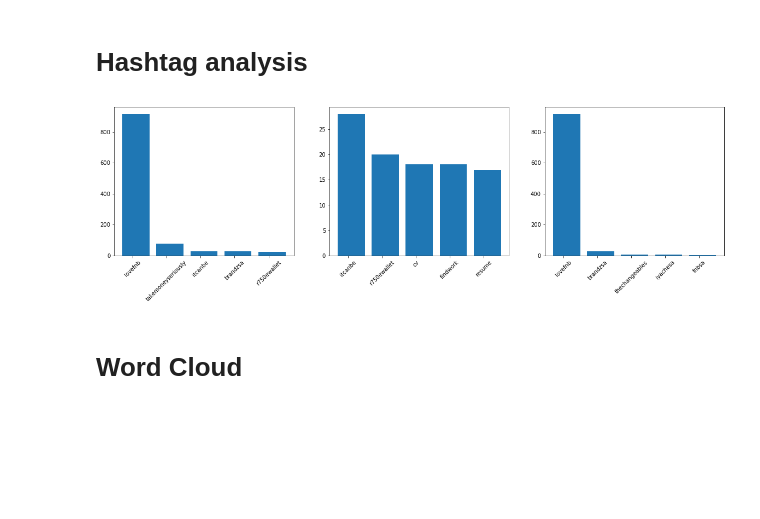
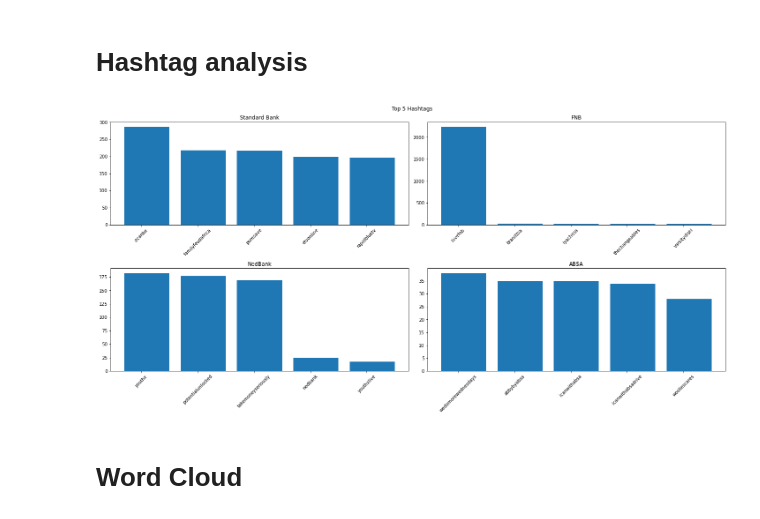
Before and after one commit to Slyth3/Sentiment-analysis-of-South-African-Banks-POC, a Jupyter notebook: Twint_SentimentAnalysis.ipynb, the cells around one changed output. Saved outputs shown, nothing was run; the diff lists cells and outputs as text; code cells hidden in the pictures; blank space fills up the shorter version.

```diff
--- a/Twint_SentimentAnalysis.ipynb
+++ b/Twint_SentimentAnalysis.ipynb
@@ -181,8 +180,8 @@ array(['en', 'und'], dtype=object)
 # %% [markdown]
 ### Remove tweets from Bank owned accounts i.e. FNBSA
 # %%
-# remove rows where username is in bank_search
-base_tweets = base_tweets[ ~base_tweets["username"].str.contains('FNB|StandardBank',regex = True)   ]
+# remove rows where username is in bank_search - i.e. tweets from the bank
+base_tweets = base_tweets[ ~base_tweets["username"].str.lower().str.contains('fnb|standardbank|nedbank|absa',regex = True)]
 # %%
 # reset the index for joining later
 base_tweets.reset_index(inplace=True)
@@ -296,6 +305,7 @@ Final_df = Final_df.sort_values('date').set_index('date')
 Standard_df = Final_df[(Final_df.Bank=="StandardBank")]
 FNB_df = Final_df[(Final_df.Bank=="FNB")]
 Nedbank_df = Final_df[(Final_df.Bank=="Nedbank")]
+ABSA_df = Final_df[(Final_df.Bank=="ABSA")]
 # %% [markdown]
 #### Get rolling/ expanding mean
 # %%
@@ -317,6 +327,10 @@ FNB_df['rolling'] = FNB_df['polarity'].rolling("1d").mean()
 #Nebank
 Nedbank_df['mean'] = Nedbank_df['polarity'].expanding().mean()
 Nedbank_df['rolling'] = Nedbank_df['polarity'].rolling("1d").mean()
+
+#ABSA
+ABSA_df['mean'] = ABSA_df['polarity'].expanding().mean()
+ABSA_df['rolling'] = ABSA_df['polarity'].rolling("1d").mean()
 # %% [markdown]
 ## Analysis and visualisation
 # %%
@@ -394,10 +393,11 @@ from collections import Counter
 def hashlist(df):
     hashlist = []
     for i in df['hashtags']:
+        #ast.literal is to consider string list as a string
         hashlist.extend(ast.literal_eval(i))
     return hashlist
 
-#Create values
+#Create 5 most common Hashtag values
 def Create_values(hashlist):
     labels, values = zip(*Counter(hashlist).most_common(5))
     indexes = np.arange(len(labels))
@@ -406,23 +406,37 @@ def Create_values(hashlist):
 t_labels,t_indexes,t_values = Create_values(hashlist(Final_df))
 s_labels,s_indexes,s_values = Create_values(hashlist(Standard_df))
 f_labels,f_indexes,f_values = Create_values(hashlist(FNB_df))
+n_labels,n_indexes,n_values = Create_values(hashlist(Nedbank_df))
+a_labels,a_indexes,a_values = Create_values(hashlist(ABSA_df))
 # %%
 #plot graphs
-fig, axes = plt.subplots(1, 3,figsize=(20, 5))
+fig, axes = plt.subplots(2, 2,figsize=(20, 10))
 
-axes[0].bar(t_indexes, t_values )
-axes[0].set_xticks(np.arange(len(t_labels))-0.1)
-axes[0].set_xticklabels(t_labels, rotation= 45)
+fig.suptitle("Top 5 Hashtags")
 
-axes[1].bar(s_indexes, s_values )
-axes[1].set_xticks(np.arange(len(s_labels))-0.1)
-axes[1].set_xticklabels(s_labels, rotation= 45)
+axes[0,0].set_title("Standard Bank")
+axes[0,0].bar(s_indexes, s_values )
+axes[0,0].set_xticks(np.arange(len(s_labels))-0.1)
+axes[0,0].set_xticklabels(s_labels, rotation= 45)
 
-axes[2].bar(f_indexes, f_values )
-axes[2].set_xticks(np.arange(len(f_labels))-0.1)
-axes[2].set_xticklabels(f_labels, rotation= 45)
+axes[0,1].set_title("FNB")
+axes[0,1].bar(f_indexes, f_values )
+axes[0,1].set_xticks(np.arange(len(f_labels))-0.1)
+axes[0,1].set_xticklabels(f_labels, rotation= 45)
+
+axes[1,0].set_title("NedBank")
+axes[1,0].bar(n_indexes, n_values )
+axes[1,0].set_xticks(np.arange(len(n_labels))-0.1)
+axes[1,0].set_xticklabels(n_labels, rotation= 45)
+
+axes[1,1].set_title("ABSA")
+axes[1,1].bar(a_indexes, a_values )
+axes[1,1].set_xticks(np.arange(len(a_labels))-0.1)
+axes[1,1].set_xticklabels(a_labels, rotation= 45)
+
+plt.tight_layout()
 plt.show()
 # %% [output]
-[figure, old version]
+[figure, new version]
 # %% [markdown]
 # Word Cloud
```
Also changed, not shown: parts of 44 cells of this notebook, 8 other files.
